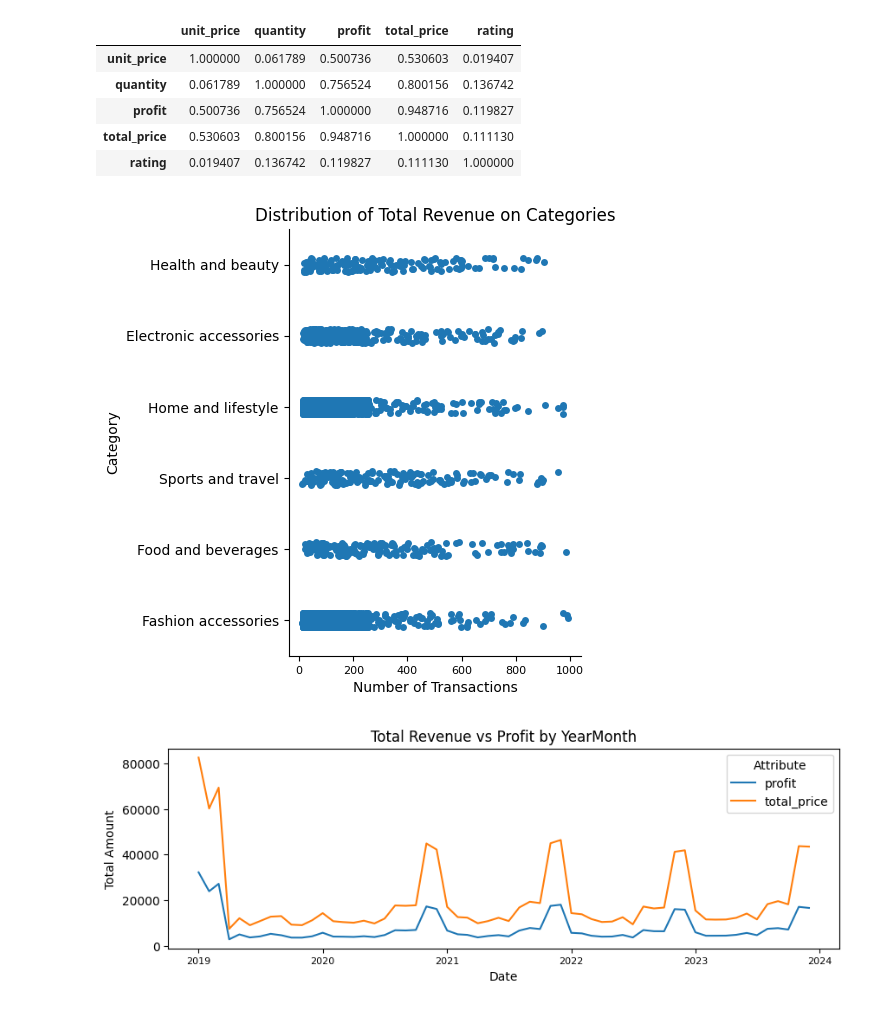
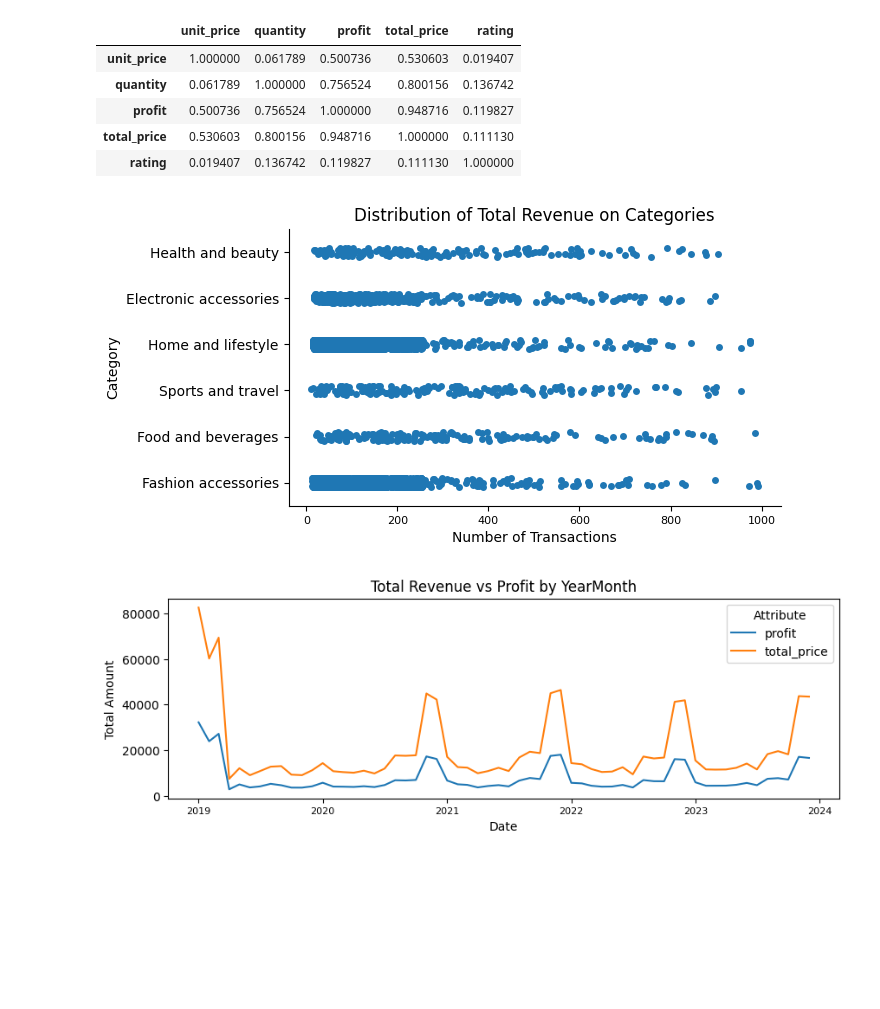
Before and after one commit to BinEmad7/WalmartSales, a Jupyter notebook: WorkingFile.ipynb, the cells around one changed output. Saved outputs shown, nothing was run; the diff lists cells and outputs as text; code cells hidden in the pictures; blank space fills up the shorter version.

Commit message:
update images

```diff
--- a/WorkingFile.ipynb
+++ b/WorkingFile.ipynb
@@ -443,16 +443,16 @@ df[["unit_price", "quantity", "profit", "total_price", "rating"]].corr()
 | total_price | 0.530603 | 0.800156 | 0.948716 | 1.000000 | 0.111130 |
 | rating | 0.019407 | 0.136742 | 0.119827 | 0.111130 | 1.000000 |
 # %%
-sns.catplot(data=df, x="total_price", y="category")
+sns.catplot(data=df, x="total_price", y="category", height=3.5, aspect=2)
 plt.title("Distribution of Total Revenue on Categories")
 plt.xlabel("Number of Transactions")
 plt.ylabel("Category")
 plt.xticks(fontsize=8)
 
 plt.savefig("Distribution_of_Total_Revenue_on_Categories.png", dpi=300, bbox_inches='tight')
 plt.show()
 # %% [output]
-[figure, old version]
+[figure, new version]
 # %%
 
 # Visualize Total Revenue and Profit by YearMonth
```
Also changed, not shown: 1 other file.
